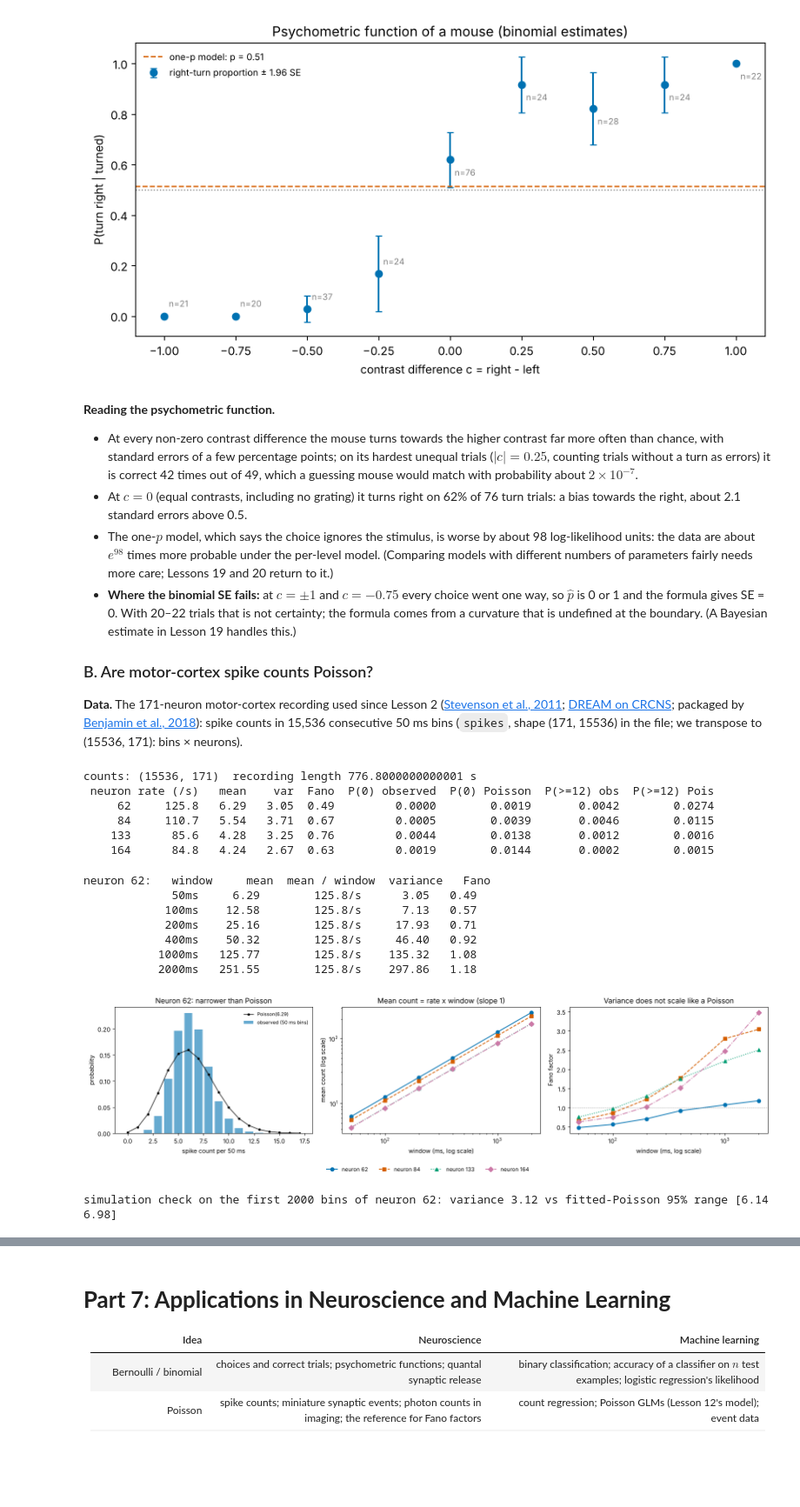
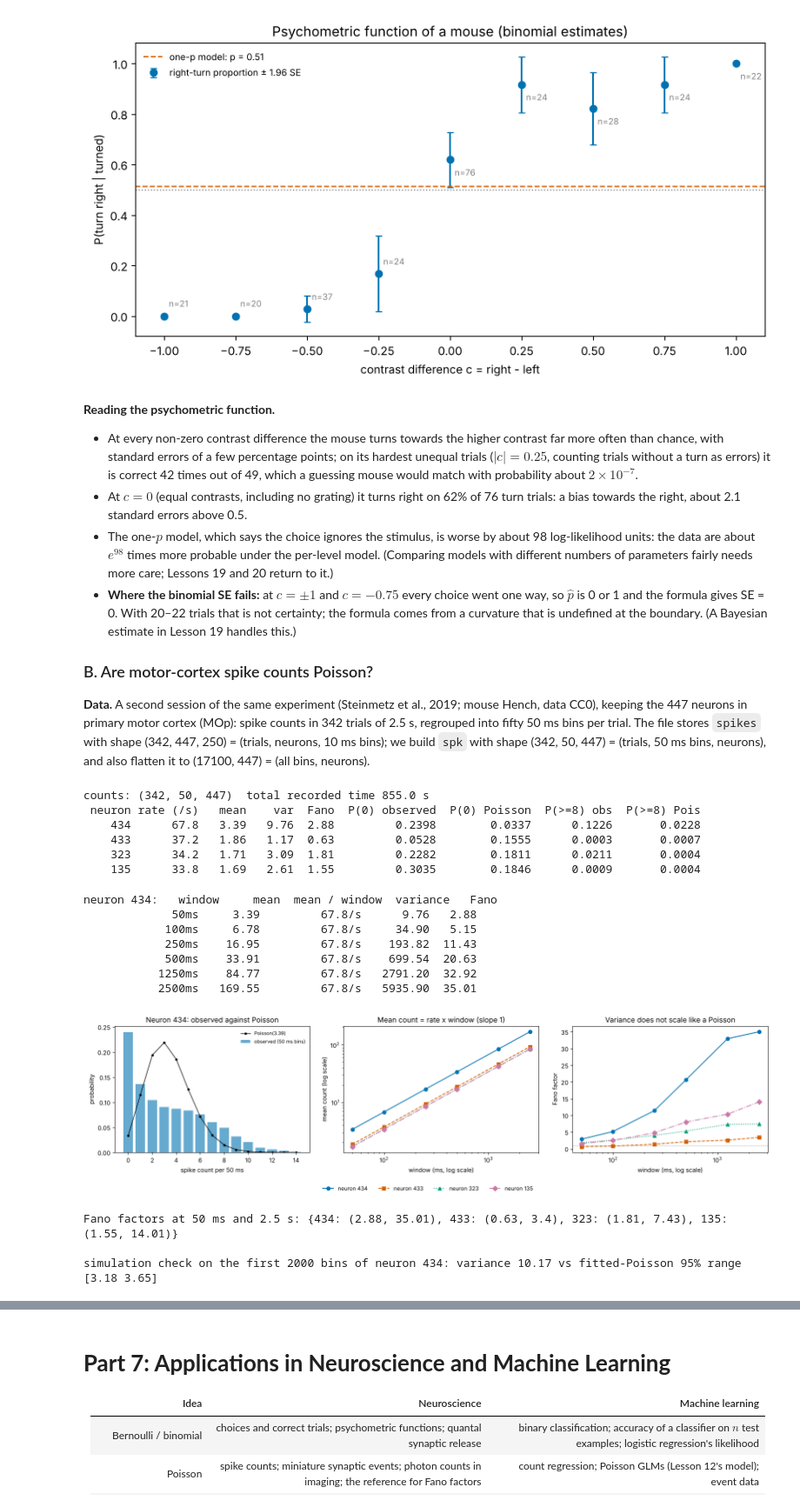
Before and after one commit to peter-adepoju/math-neuro-ml, a Jupyter notebook: week5/lesson18/Lesson18_Teaching_Notebook.ipynb, the cells around one changed output, grey strips where cells are left out. Shown at 87% size. Saved outputs shown, nothing was run; the diff lists cells and outputs as text; code cells hidden in the pictures; blank space fills up the shorter version.

```diff
--- a/week5/lesson18/Lesson18_Teaching_Notebook.ipynb
+++ b/week5/lesson18/Lesson18_Teaching_Notebook.ipynb
@@ -493,68 +493,77 @@ plt.tight_layout(); plt.show()
 - **Where the binomial SE fails:** at $c = \pm1$ and $c = -0.75$ every choice went one way, so $\hat p$ is 0 or 1 and the formula gives SE = 0. With 20–22 trials that is not certainty; the formula comes from a curvature that is undefined at the boundary. (A Bayesian estimate in Lesson 19 handles this.)
 
 ### B. Are motor-cortex spike counts Poisson?
-**Data.** The 171-neuron motor-cortex recording used since Lesson 2 ([Stevenson et al., 2011](https://doi.org/10.1152/jn.00626.2010); [DREAM on CRCNS](https://crcns.org/data-sets/movements/dream); packaged by [Benjamin et al., 2018](https://github.com/KordingLab/spykesML)): spike counts in 15,536 consecutive 50 ms bins (`spikes`, shape (171, 15536) in the file; we transpose to (15536, 171): bins × neurons).
+**Data.** A second session of the same experiment (Steinmetz et al., 2019; mouse Hench, data CC0), keeping the 447 neurons in primary motor cortex (MOp): spike counts in 342 trials of 2.5 s, regrouped into fifty 50 ms bins per trial. The file stores `spikes` with shape (342, 447, 250) = (trials, neurons, 10 ms bins); we build `spk` with shape (342, 50, 447) = (trials, 50 ms bins, neurons), and also flatten it to (17100, 447) = (all bins, neurons).
 # %%
-from scipy.io import loadmat
-M1_FILE = 'm1_stevenson_2011.mat'
-if not os.path.exists(M1_FILE):
-    urllib.request.urlretrieve('https://raw.githubusercontent.com/KordingLab/spykesML/ff2b1830ae07909e5f1a0811445ca3fd5732dc6f/data/' + M1_FILE, M1_FILE)
-m1 = loadmat(M1_FILE)
-spk = m1['spikes'].T.astype(int)                                           # (15536, 171) spikes per 50 ms bin
-print("counts:", spk.shape, " recording length", spk.shape[0] * 0.05, "s")
-mu_n = spk.mean(axis=0)
+MOP_FILE = 'steinmetz_s10_hench_mop.npz'
+for cand in [MOP_FILE, os.path.join('..', '..', 'data', MOP_FILE)]:
+    if os.path.exists(cand):
+        mop_path = cand; break
+else:
+    urllib.request.urlretrieve('https://raw.githubusercontent.com/peter-adepoju/math-neuro-ml/51d88220064023b5d3240c39e19b07acc7896f44/data/' + MOP_FILE, MOP_FILE)
+    mop_path = MOP_FILE
+mop = np.load(mop_path)
+n_tr, n_neu, _ = mop['spikes'].shape
+spk = mop['spikes'].reshape(n_tr, n_neu, 50, 5).sum(axis=3).transpose(0, 2, 1).astype(int)   # (342, 50, 447) spikes per 50 ms bin
+spk_flat = spk.reshape(-1, n_neu)                                          # (17100, 447) all bins x neurons
+print("counts:", spk.shape, " total recorded time", spk_flat.shape[0] * 0.05, "s")
+mu_n = spk_flat.mean(axis=0)
 top = np.argsort(-mu_n)[:4]                                                # the four highest-rate neurons
-print(f"{'neuron':>7}{'rate (/s)':>10}{'mean':>7}{'var':>7}{'Fano':>6}{'P(0) observed':>15}{'P(0) Poisson':>14}{'P(>=12) obs':>13}{'P(>=12) Pois':>14}")
+print(f"{'neuron':>7}{'rate (/s)':>10}{'mean':>7}{'var':>7}{'Fano':>6}{'P(0) observed':>15}{'P(0) Poisson':>14}{'P(>=8) obs':>12}{'P(>=8) Pois':>13}")
 for j in top:
-    c = spk[:, j]; lam_hat = c.mean()
+    c = spk_flat[:, j]; lam_hat = c.mean()
     print(f"{j:>7}{lam_hat / 0.05:>10.1f}{lam_hat:>7.2f}{c.var(ddof=1):>7.2f}{c.var(ddof=1) / lam_hat:>6.2f}"
-          f"{np.mean(c == 0):>15.4f}{stats.poisson.pmf(0, lam_hat):>14.4f}{np.mean(c >= 12):>13.4f}{stats.poisson.sf(11, lam_hat):>14.4f}")
+          f"{np.mean(c == 0):>15.4f}{stats.poisson.pmf(0, lam_hat):>14.4f}{np.mean(c >= 8):>12.4f}{stats.poisson.sf(7, lam_hat):>13.4f}")
 # %% [output]
-counts: (15536, 171)  recording length 776.8000000000001 s
- neuron rate (/s)   mean    var  Fano  P(0) observed  P(0) Poisson  P(>=12) obs  P(>=12) Pois
-     62     125.8   6.29   3.05  0.49         0.0000        0.0019       0.0042        0.0274
-     84     110.7   5.54   3.71  0.67         0.0005        0.0039       0.0046        0.0115
-    133      85.6   4.28   3.25  0.76         0.0044        0.0138       0.0012        0.0016
-    164      84.8   4.24   2.67  0.63         0.0019        0.0144       0.0002        0.0015
+counts: (342, 50, 447)  total recorded time 855.0 s
+ neuron rate (/s)   mean    var  Fano  P(0) observed  P(0) Poisson  P(>=8) obs  P(>=8) Pois
+    434      67.8   3.39   9.76  2.88         0.2398        0.0337      0.1226       0.0228
+    433      37.2   1.86   1.17  0.63         0.0528        0.1555      0.0003       0.0007
+    323      34.2   1.71   3.09  1.81         0.2282        0.1811      0.0211       0.0004
+    135      33.8   1.69   2.61  1.55         0.3035        0.1846      0.0009       0.0004
 # %%
 j0 = top[0]
-c0 = spk[:, j0]
+c0 = spk_flat[:, j0]
 fig, axes = plt.subplots(1, 3, figsize=(16, 4.3))
-kk = np.arange(0, 18)
-axes[0].bar(kk, np.bincount(c0, minlength=18)[:18] / c0.size, color=PALETTE[0], alpha=0.6, label='observed (50 ms bins)')
+kk = np.arange(0, 15)
+axes[0].bar(kk, np.bincount(c0, minlength=15)[:15] / c0.size, color=PALETTE[0], alpha=0.6, label='observed (50 ms bins)')
 axes[0].plot(kk, stats.poisson.pmf(kk, c0.mean()), 'ko-', ms=3, lw=1, label=f'Poisson({c0.mean():.2f})')
-axes[0].set_xlabel('spike count per 50 ms'); axes[0].set_ylabel('probability'); axes[0].set_title(f'Neuron {j0}: narrower than Poisson'); axes[0].legend(fontsize=8, frameon=False, loc='upper right')
+axes[0].set_xlabel('spike count per 50 ms'); axes[0].set_ylabel('probability'); axes[0].set_title(f'Neuron {j0}: observed against Poisson'); axes[0].legend(fontsize=8, frameon=False, loc='upper right')
 
-agg_bins = np.array([1, 2, 4, 8, 20, 40])                                  # windows of 50 ms to 2 s
+agg_bins = np.array([1, 2, 5, 10, 25, 50])                                 # windows of 50 ms to 2.5 s, always within one trial
 print(f"neuron {j0}: {'window':>8}{'mean':>9}{'mean / window':>15}{'variance':>10}{'Fano':>7}")
+fano_tab = {}
 for i, j in enumerate(top):
     ffs, means = [], []
     for a in agg_bins:
-        T = (spk.shape[0] // a) * a
-        cw = spk[:T, j].reshape(-1, a).sum(axis=1)                         # counts in windows of a x 50 ms
+        cw = spk[:, :, j].reshape(n_tr, 50 // a, a).sum(axis=2).ravel()  # counts in windows of a x 50 ms within trials
         means.append(cw.mean()); ffs.append(cw.var(ddof=1) / cw.mean())
         if j == j0:
             print(f"{'':>8}{a * 50:>7}ms{cw.mean():>9.2f}{cw.mean() / (a * 0.05):>13.1f}/s{cw.var(ddof=1):>10.2f}{ffs[-1]:>7.2f}")
+    fano_tab[j] = ffs
     axes[1].loglog(agg_bins * 50, means, marker=MARKERS[i], color=PALETTE[i], ls=LINESTYLES[i], lw=1.4, label=f'neuron {j}')
     axes[2].semilogx(agg_bins * 50, ffs, marker=MARKERS[i], color=PALETTE[i], ls=LINESTYLES[i], lw=1.4, label=f'neuron {j}')
 axes[1].set_xlabel('window (ms, log scale)'); axes[1].set_ylabel('mean count (log scale)'); axes[1].set_title('Mean count = rate x window (slope 1)')
 axes[2].axhline(1, color='grey', ls=':', lw=1)
 axes[2].set_xlabel('window (ms, log scale)'); axes[2].set_ylabel('Fano factor'); axes[2].set_title('Variance does not scale like a Poisson')
 fig.legend(*axes[2].get_legend_handles_labels(), loc='lower center', ncol=4, fontsize=9, frameon=False)
 plt.tight_layout(rect=[0, 0.08, 1, 1]); plt.show()
+print("Fano factors at 50 ms and 2.5 s:", {int(j): (round(float(f[0]), 2), round(float(f[-1]), 2)) for j, f in fano_tab.items()})
 
 lam_hat, (v_obs, p0_obs), (v_rng, p0_rng), _ = poisson_check(c0[:2000], n_sim=1000)
 print(f"\nsimulation check on the first 2000 bins of neuron {j0}: variance {v_obs:.2f} vs fitted-Poisson 95% range {np.round(v_rng, 2)}")
 # %% [output]
-neuron 62:   window     mean  mean / window  variance   Fano
-             50ms     6.29        125.8/s      3.05   0.49
-            100ms    12.58        125.8/s      7.13   0.57
-            200ms    25.16        125.8/s     17.93   0.71
-            400ms    50.32        125.8/s     46.40   0.92
-           1000ms   125.77        125.8/s    135.32   1.08
-           2000ms   251.55        125.8/s    297.86   1.18
+neuron 434:   window     mean  mean / window  variance   Fano
+             50ms     3.39         67.8/s      9.76   2.88
+            100ms     6.78         67.8/s     34.90   5.15
+            250ms    16.95         67.8/s    193.82  11.43
+            500ms    33.91         67.8/s    699.54  20.63
+           1250ms    84.77         67.8/s   2791.20  32.92
+           2500ms   169.55         67.8/s   5935.90  35.01
-[figure, old version]
+[figure, new version]
-simulation check on the first 2000 bins of neuron 62: variance 3.12 vs fitted-Poisson 95% range [6.14 6.98]
+Fano factors at 50 ms and 2.5 s: {434: (2.88, 35.01), 433: (0.63, 3.4), 323: (1.81, 7.43), 135: (1.55, 14.01)}
+
+simulation check on the first 2000 bins of neuron 434: variance 10.17 vs fitted-Poisson 95% range [3.18 3.65]
 # %% [markdown]
 **Reading the motor-cortex counts.**
 - **Interval scaling of the mean holds exactly**: the mean count per second is the same for every window, a property of counting, not of the Poisson model.
```
Also changed, not shown: parts of 5 cells of this notebook.
